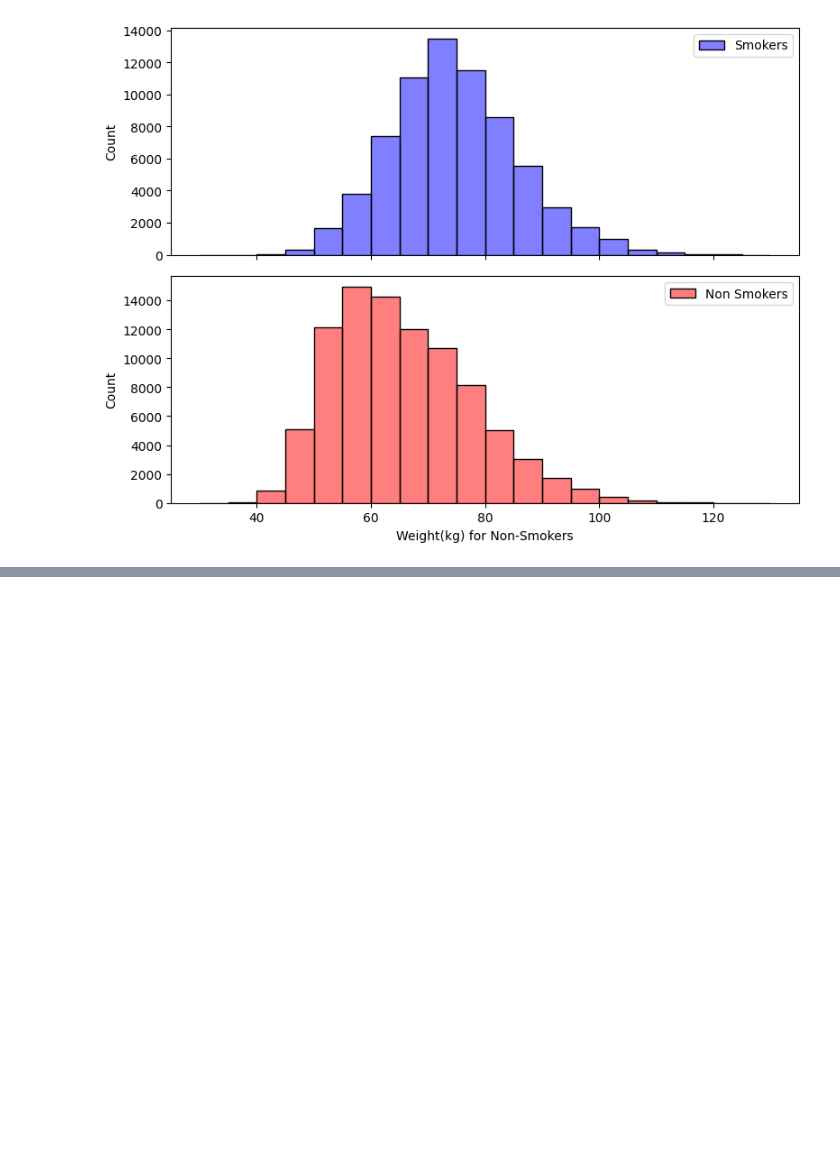
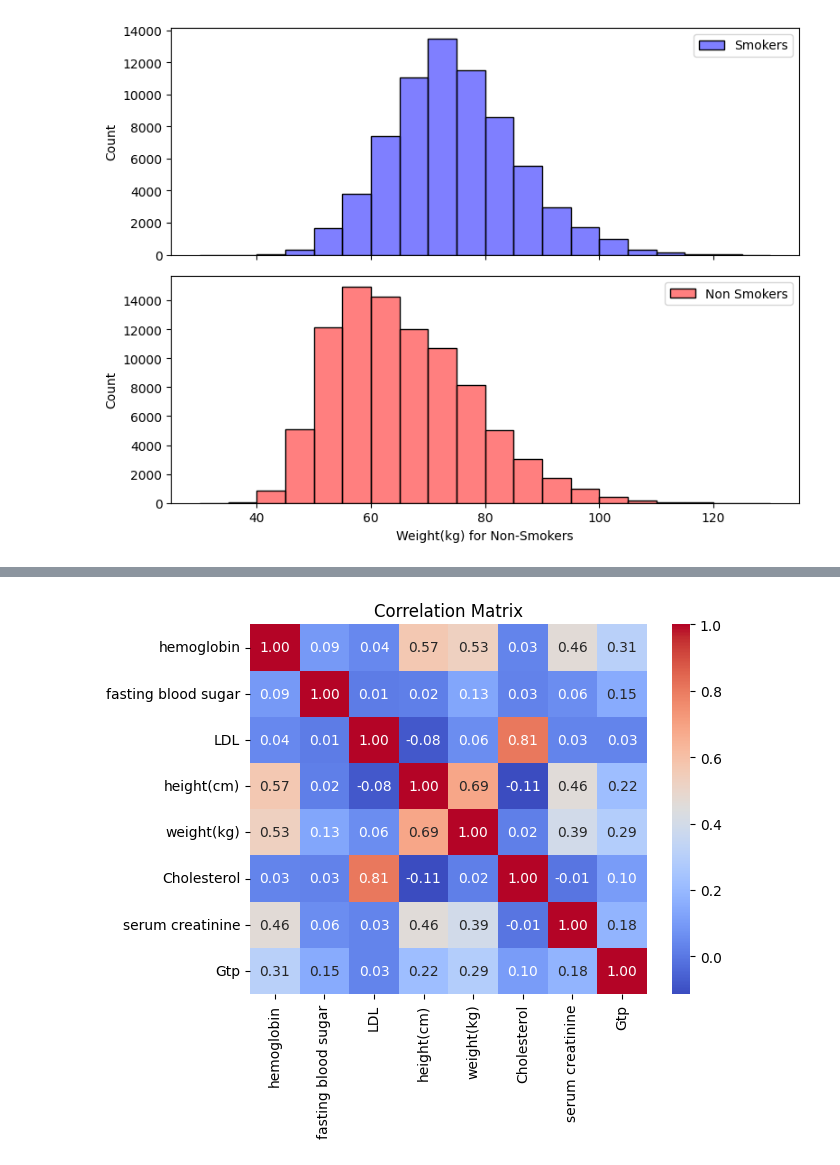
Before and after one commit to ahmedoy/SmokingData-Classification, a Jupyter notebook: data_analysis.ipynb, the cells around one changed output, grey strips where cells are left out. Drawn from its saved outputs; the diff is of its cells as text; code cells hidden in the pictures; blank space fills up the shorter version.

Commit message:
Added Correlation Matrix for Continuous Values

```diff
--- a/data_analysis.ipynb
+++ b/data_analysis.ipynb
@@ -888,0 +900,9 @@ Average Weight for Non-Smokers: 63.24 kg
+# %%
+f2 = df.drop(columns = ['Unnamed: 0', 'smoking'])
+
+# Visualize the correlation matrix using Seaborn's heatmap
+sns.heatmap(f2.corr(), annot=True, cmap='coolwarm', fmt=".2f")
+plt.title('Correlation Matrix')
+plt.show()
+# %% [output]
+[figure, added]
```
Also changed, not shown: parts of 2 cells of this notebook.
